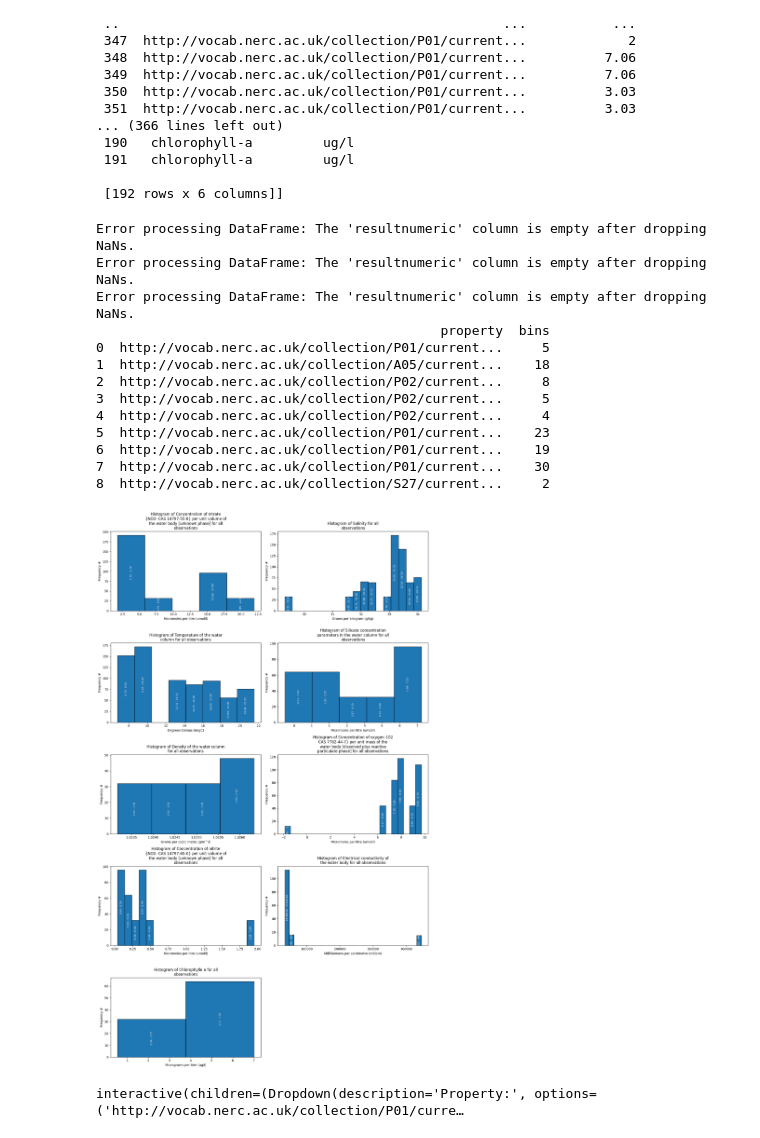
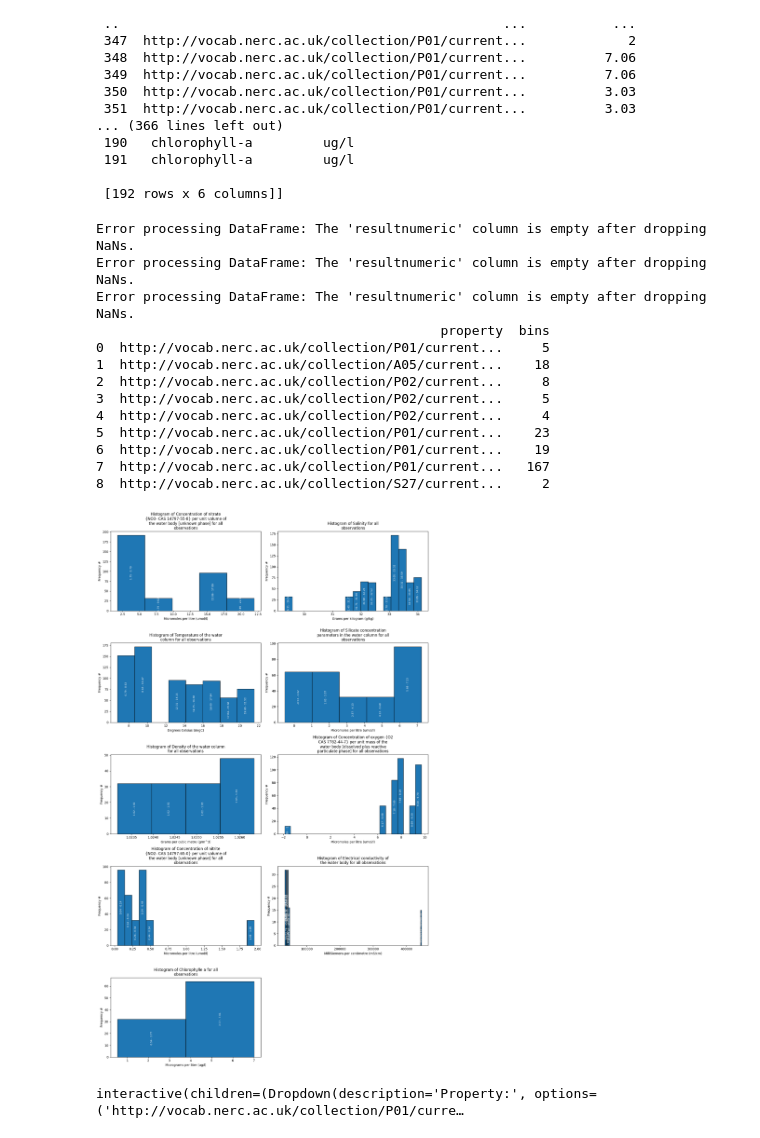
Before and after one commit to cedricdcc/demo_emobon_kgap, a Jupyter notebook: notebooks/emobon_tests.ipynb, the cells around one changed output. Saved outputs shown, nothing was run; the diff lists cells and outputs as text; code cells hidden in the pictures.

```diff
--- a/notebooks/emobon_tests.ipynb
+++ b/notebooks/emobon_tests.ipynb
@@ -296,8 +296,10 @@ for df in dataframes:
             if property_value.startswith('http://vocab.nerc.ac.uk/'):
                 # Calculate the ideal number of bins for the 'resultnumeric' column
                 bins = calculate_bins(df['resultnumeric'])
-                if bins > 30:
-                    bins = 30
+
+                # these lines below are not correct , they enforce 30 bins max
+                #if bins > 30:
+                #    bins = 30
                 # Append the property and bins information to the list
                 property_bins_list.append({'property': property_value, 'bins': bins})
             else:
@@ -336,35 +338,35 @@ for index, row in property_bins_df.iterrows():
             ax.set_title(wrapped_title)
 
             ax.set_xlabel(f"{df['unitlabel'].iloc[0]} ({df['unitaltlabel'].iloc[0]})")
             ax.set_ylabel('Frequency #')
 
             # Calculate and add the range per bin as labels
             for count, edge in zip(counts, bin_edges[:-1]):
                 if count > 0:  # Only add label if the frequency is greater than 0
                     bin_range = f"{edge:.2f} - {edge + (bin_edges[1] - bin_edges[0]):.2f}"
                     ax.text(edge + (bin_edges[1] - bin_edges[0]) / 2, count / 2, bin_range, ha='center', va='center', rotation=90, color='white', fontsize=8)
 
 # Remove any unused subplots
 for i in range(num_plots, len(axes)):
     fig.delaxes(axes[i])
 
 plt.tight_layout()
 plt.show()
 # %% [output]
 Error processing DataFrame: The 'resultnumeric' column is empty after dropping NaNs.
 Error processing DataFrame: The 'resultnumeric' column is empty after dropping NaNs.
 Error processing DataFrame: The 'resultnumeric' column is empty after dropping NaNs.
                                             property  bins
 0  http://vocab.nerc.ac.uk/collection/P01/current...     5
 1  http://vocab.nerc.ac.uk/collection/A05/current...    18
 2  http://vocab.nerc.ac.uk/collection/P02/current...     8
 3  http://vocab.nerc.ac.uk/collection/P02/current...     5
 4  http://vocab.nerc.ac.uk/collection/P02/current...     4
 5  http://vocab.nerc.ac.uk/collection/P01/current...    23
 6  http://vocab.nerc.ac.uk/collection/P01/current...    19
-7  http://vocab.nerc.ac.uk/collection/P01/current...    30
+7  http://vocab.nerc.ac.uk/collection/P01/current...   167
 8  http://vocab.nerc.ac.uk/collection/S27/current...     2
-[figure, old version]
+[figure, new version]
 # %%
 # same histograzms but interactive
 
```
Also changed, not shown: parts of 6 cells of this notebook, 1 other file.
